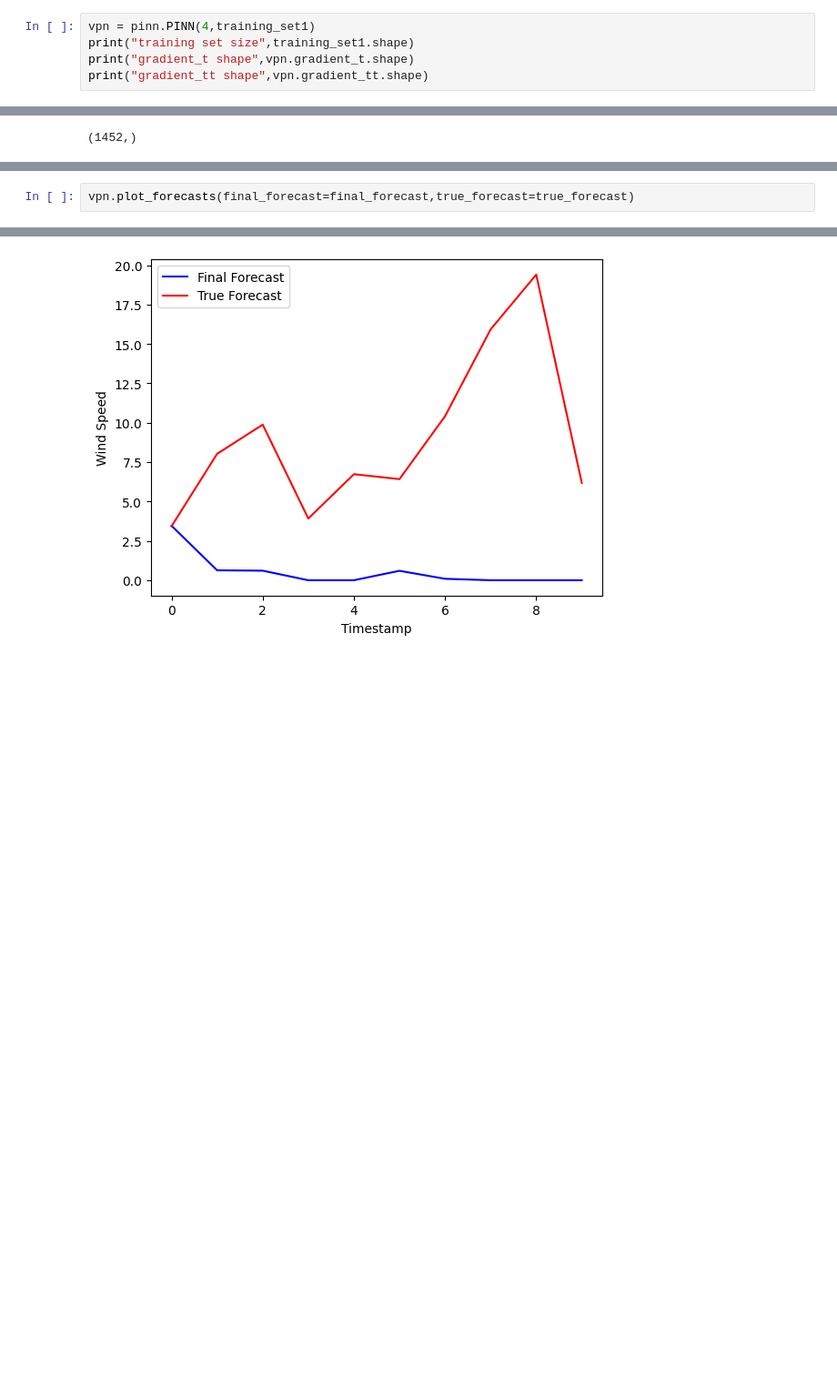
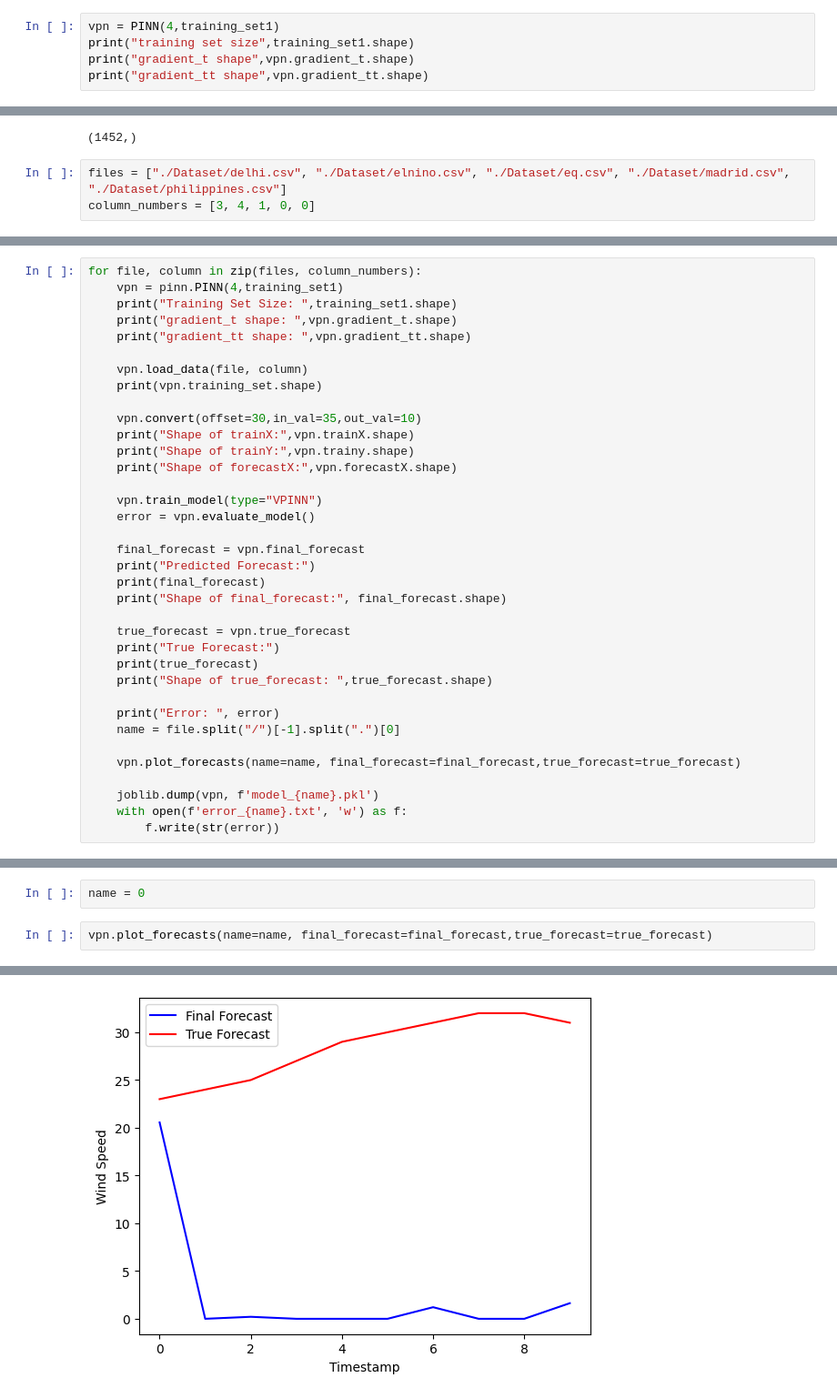
Before and after one commit to oops-moment/Van-der-Pol-informed-Neural-Networks, a Jupyter notebook: VPN.ipynb, the cells around one changed output, grey strips where cells are left out. Shown at 91% size. Cells and saved outputs as stored; diff of their text form; blank space fills up the shorter version.

Commit message:
ran for all datasets

```diff
--- a/VPN.ipynb
+++ b/VPN.ipynb
@@ -132,7 +133,7 @@ training_set1 = training_set1.iloc[:,1]
 # %% [markdown]
 _Calculating the value of_ $\frac{dx}{dt}$, _and_ $\frac{d^2x}{dt^2}$
 # %%
-vpn = pinn.PINN(4,training_set1)
+vpn = PINN(4,training_set1)
 print("training set size",training_set1.shape)
 print("gradient_t shape",vpn.gradient_t.shape)
 print("gradient_tt shape",vpn.gradient_tt.shape)
@@ -149,3 +150,6 @@ vpn.load_data("./Dataset/delhi.csv",3)
 print(vpn.training_set.shape)
 # %% [output]
 (1452,)
+# %%
+files = ["./Dataset/delhi.csv", "./Dataset/elnino.csv", "./Dataset/eq.csv", "./Dataset/madrid.csv", "./Dataset/philippines.csv"]
+column_numbers = [3, 4, 1, 0, 0]
@@ -151,0 +287,36 @@ print(vpn.training_set.shape)
+# %%
+for file, column in zip(files, column_numbers):
+    vpn = pinn.PINN(4,training_set1)
+    print("Training Set Size: ",training_set1.shape)
+    print("gradient_t shape: ",vpn.gradient_t.shape)
+    print("gradient_tt shape: ",vpn.gradient_tt.shape)
+
+    vpn.load_data(file, column)
+    print(vpn.training_set.shape)
+
+    vpn.convert(offset=30,in_val=35,out_val=10)
+    print("Shape of trainX:",vpn.trainX.shape)
+    print("Shape of trainY:",vpn.trainy.shape)
+    print("Shape of forecastX:",vpn.forecastX.shape)
+
+    vpn.train_model(type="VPINN")
+    error = vpn.evaluate_model()
+
+    final_forecast = vpn.final_forecast
+    print("Predicted Forecast:")
+    print(final_forecast)
+    print("Shape of final_forecast:", final_forecast.shape)
+
+    true_forecast = vpn.true_forecast
+    print("True Forecast:")
+    print(true_forecast)
+    print("Shape of true_forecast: ",true_forecast.shape)
+
+    print("Error: ", error)
+    name = file.split("/")[-1].split(".")[0]
+
+    vpn.plot_forecasts(name=name, final_forecast=final_forecast,true_forecast=true_forecast)
+
+    joblib.dump(vpn, f'model_{name}.pkl')
+    with open(f'error_{name}.txt', 'w') as f:
+        f.write(str(error))
@@ -208,3 +469,5 @@ print(error)
+# %%
+name = 0
 # %%
-vpn.plot_forecasts(final_forecast=final_forecast,true_forecast=true_forecast)
+vpn.plot_forecasts(name=name, final_forecast=final_forecast,true_forecast=true_forecast)
 # %% [output]
@@ -211 +475 @@ vpn.plot_forecasts(final_forecast=final_forecast,true_forecast=true_forecast)
-[figure, old version]
+[figure, new version]
```
Also changed, not shown: parts of 17 cells of this notebook, 32 other files.
